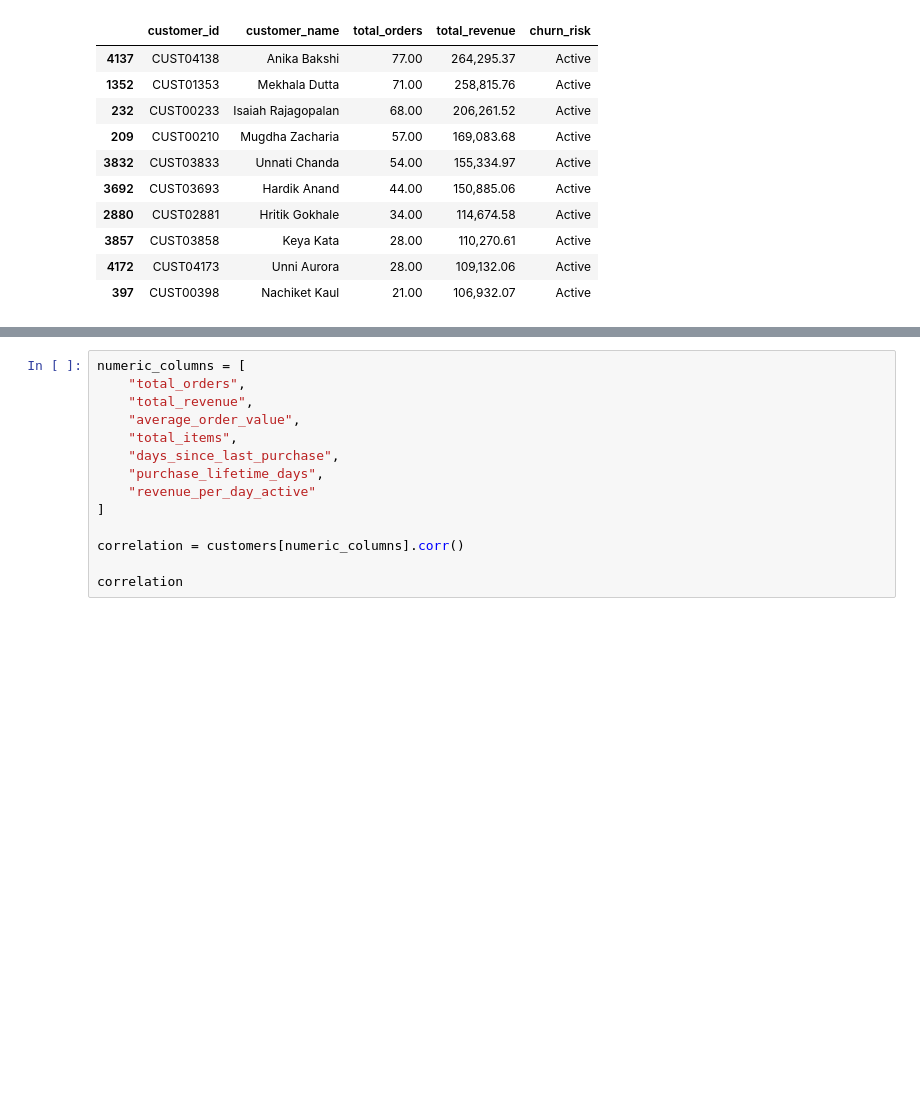
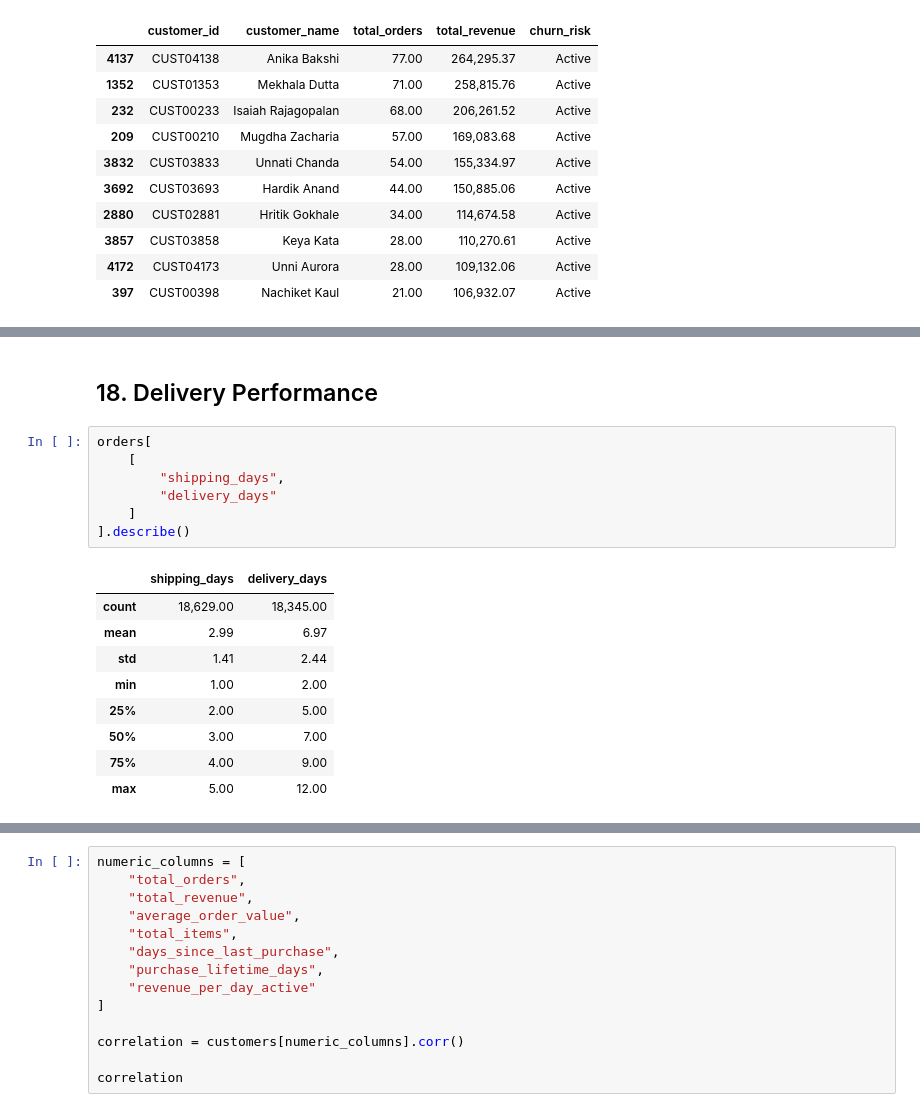
Before and after one commit to Shad0wcoder/ecommerce-eda-sales-pipeline, a Jupyter notebook: notebooks/01_ecommerce_analysis.ipynb, the cells around one changed output, grey strips where cells are left out. Cells and saved outputs as stored; diff of their text form; blank space fills up the shorter version.

```diff
--- a/notebooks/01_ecommerce_analysis.ipynb
+++ b/notebooks/01_ecommerce_analysis.ipynb
@@ -561,0 +650,19 @@ top_customers
+# %% [markdown]
+## 18. Delivery Performance
+# %%
+orders[
+    [
+        "shipping_days",
+        "delivery_days"
+    ]
+].describe()
+# %% [output]
+|  | shipping_days | delivery_days |
+| count | 18,629.00 | 18,345.00 |
+| mean | 2.99 | 6.97 |
+| std | 1.41 | 2.44 |
+| min | 1.00 | 2.00 |
+| 25% | 2.00 | 5.00 |
+| 50% | 3.00 | 7.00 |
+| 75% | 4.00 | 9.00 |
+| max | 5.00 | 12.00 |
```
Also changed, not shown: parts of 11 cells of this notebook, 1 other file.
